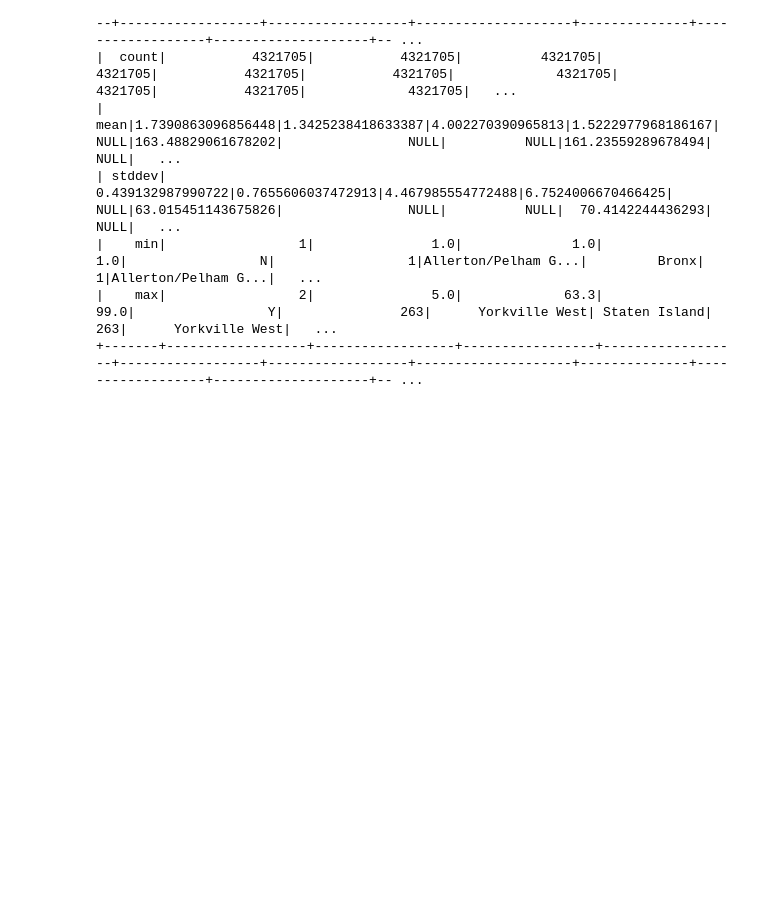
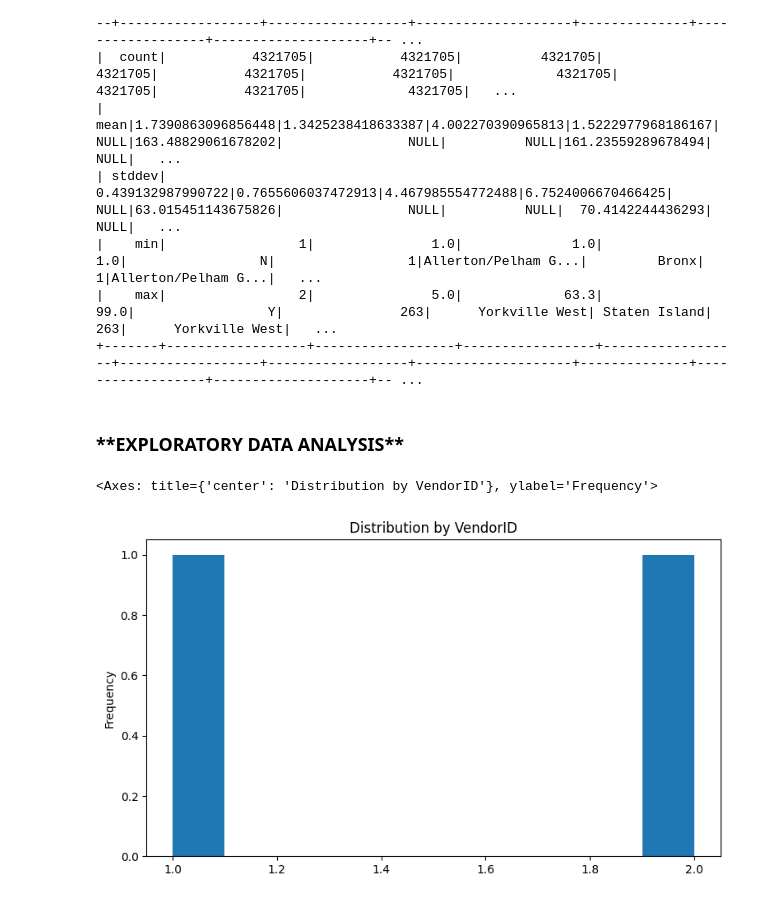
Before and after one commit to NavyaKiran/NYCTaxiFarePrediciton, a Jupyter notebook: NYC_Taxi_Fare_Prediction.ipynb, the cells around one changed output. Drawn from its saved outputs; the diff is of its cells as text; code cells hidden in the pictures; blank space fills up the shorter version.

```diff
--- a/NYC_Taxi_Fare_Prediction.ipynb
+++ b/NYC_Taxi_Fare_Prediction.ipynb
@@ -497,3 +497,5 @@ data.describe().show()
 |    min|                 1|               1.0|              1.0|               1.0|                 N|                 1|Allerton/Pelham G...|         Bronx|                 1|Allerton/Pelham G...|   ...
 |    max|                 2|               5.0|             63.3|              99.0|                 Y|               263|      Yorkville West| Staten Island|               263|      Yorkville West|   ...
 +-------+------------------+------------------+-----------------+------------------+------------------+------------------+--------------------+--------------+------------------+--------------------+-- ...
+# %% [markdown]
+<H3>**EXPLORATORY DATA ANALYSIS**</H3>
@@ -499,0 +505,11 @@ data.describe().show()
+# %%
+# count plot of VendorID
+plt.figure(figsize=(9, 5))
+
+vendors = data.groupBy(['VendorID']).count().toPandas()
+vendors['VendorID'].plot(kind = 'hist', title = 'Distribution by VendorID')
+
+#
+# %% [output]
+<Axes: title={'center': 'Distribution by VendorID'}, ylabel='Frequency'>
+[figure, added]
```
Also changed, not shown: parts of 4 cells of this notebook.
